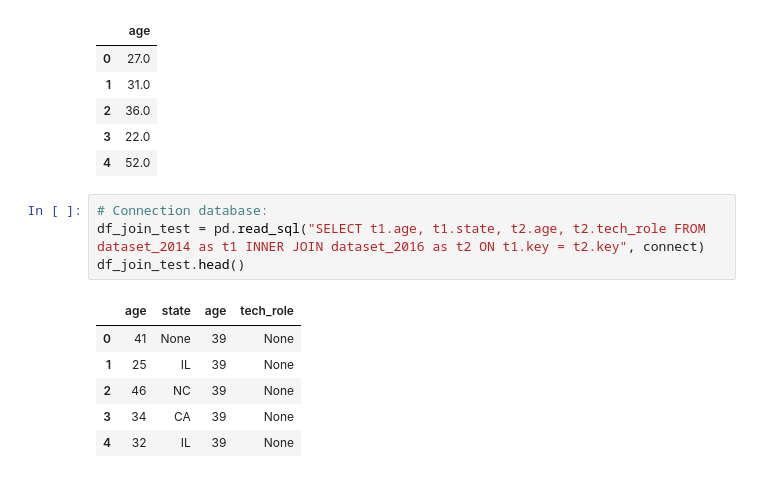
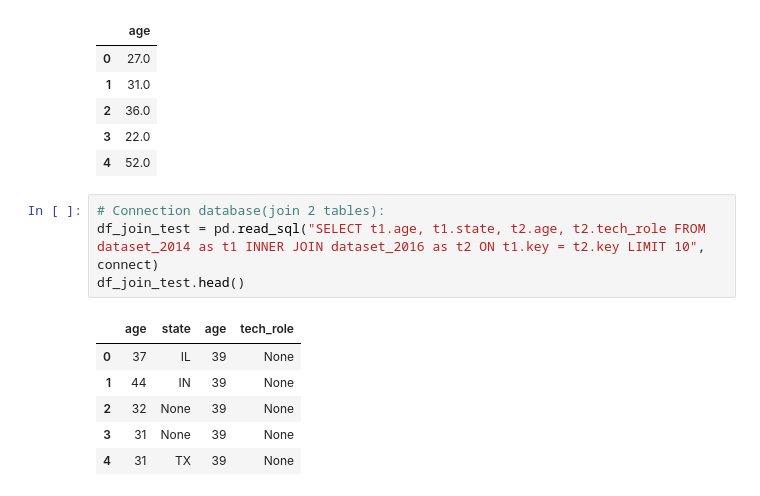
Before and after one commit to ArtTucker/mental_health_and_economics, a Jupyter notebook: database/database_connection.ipynb, the cells around one changed output. Cells and saved outputs as stored; diff of their text form.

```diff
--- a/database/database_connection.ipynb
+++ b/database/database_connection.ipynb
@@ -216,13 +216,13 @@ test_df3.head()
 | 3 | 22.0 |
 | 4 | 52.0 |
 # %%
-# Connection database:
-df_join_test = pd.read_sql("SELECT t1.age, t1.state, t2.age, t2.tech_role FROM dataset_2014 as t1 INNER JOIN dataset_2016 as t2 ON t1.key = t2.key", connect)
+# Connection database(join 2 tables):
+df_join_test = pd.read_sql("SELECT t1.age, t1.state, t2.age, t2.tech_role FROM dataset_2014 as t1 INNER JOIN dataset_2016 as t2 ON t1.key = t2.key LIMIT 10", connect)
 df_join_test.head()
 # %% [output]
 |  | age | state | age | tech_role |
-| 0 | 41 | None | 39 | None |
-| 1 | 25 | IL | 39 | None |
-| 2 | 46 | NC | 39 | None |
-| 3 | 34 | CA | 39 | None |
-| 4 | 32 | IL | 39 | None |
+| 0 | 37 | IL | 39 | None |
+| 1 | 44 | IN | 39 | None |
+| 2 | 32 | None | 39 | None |
+| 3 | 31 | None | 39 | None |
+| 4 | 31 | TX | 39 | None |
```
Also changed, not shown: parts of 2 cells of this notebook.
